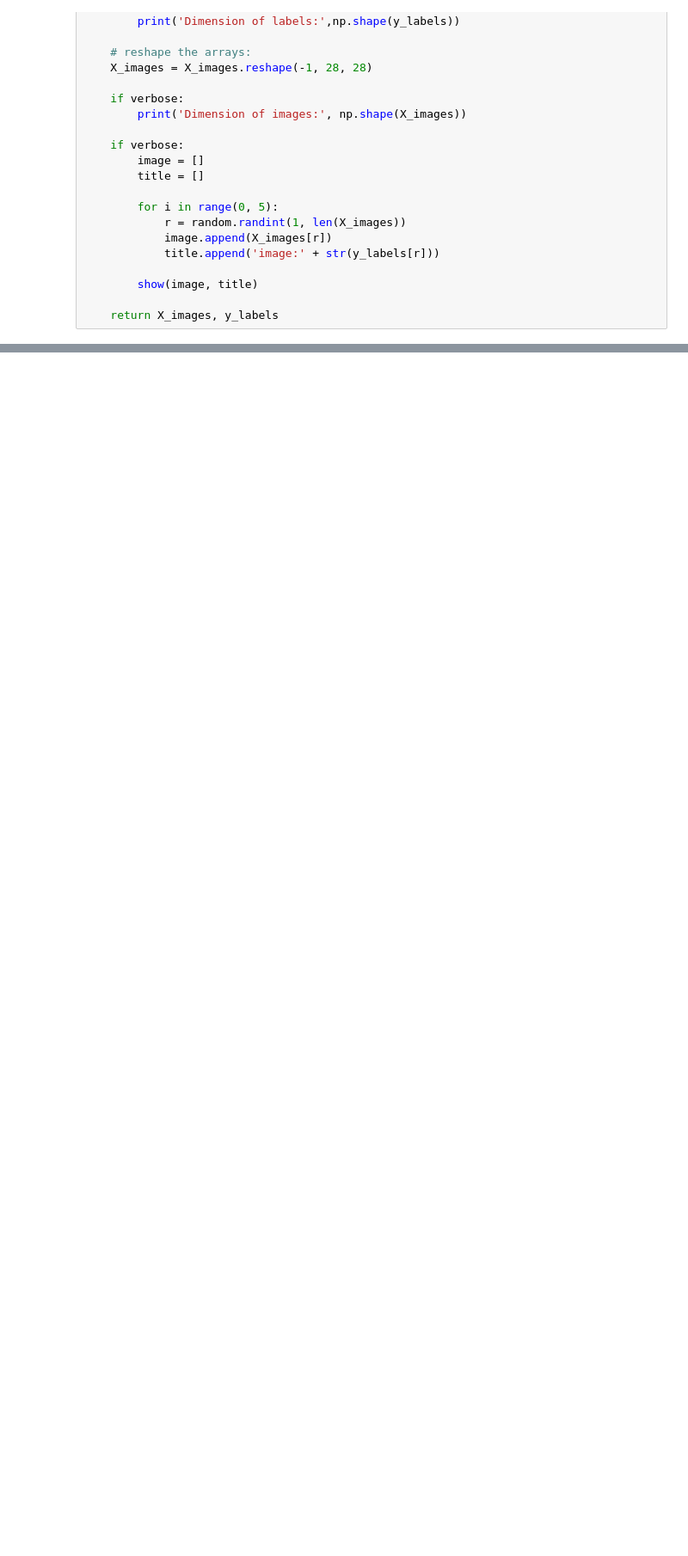
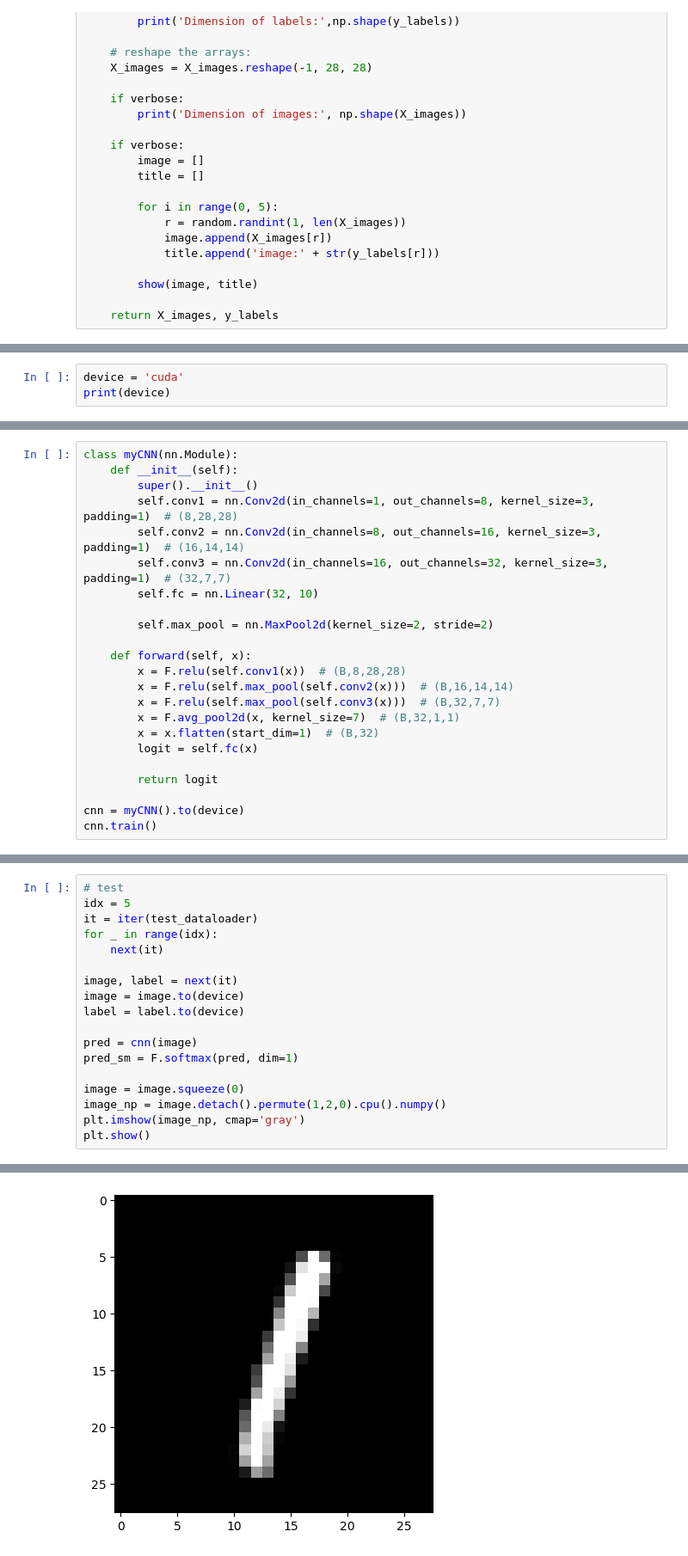
Before and after one commit to kodogyu/playground, a Jupyter notebook: ai/cnn_tutorial.ipynb, the cells around one changed output, grey strips where cells are left out. Shown at 86% size. Saved outputs shown, nothing was run; the diff lists cells and outputs as text; blank space fills up the shorter version.

```diff
--- a/ai/cnn_tutorial.ipynb
+++ b/ai/cnn_tutorial.ipynb
@@ -61,0 +91,3 @@ l1 = nn.Conv2d(1, 8, 3)
+# %%
+device = 'cuda'
+print(device)
@@ -61,0 +135,23 @@ l1 = nn.Conv2d(1, 8, 3)
+# %%
+class myCNN(nn.Module):
+    def __init__(self):
+        super().__init__()
+        self.conv1 = nn.Conv2d(in_channels=1, out_channels=8, kernel_size=3, padding=1)  # (8,28,28)
+        self.conv2 = nn.Conv2d(in_channels=8, out_channels=16, kernel_size=3, padding=1)  # (16,14,14)
+        self.conv3 = nn.Conv2d(in_channels=16, out_channels=32, kernel_size=3, padding=1)  # (32,7,7)
+        self.fc = nn.Linear(32, 10)
+
+        self.max_pool = nn.MaxPool2d(kernel_size=2, stride=2)
+
+    def forward(self, x):
+        x = F.relu(self.conv1(x))  # (B,8,28,28)
+        x = F.relu(self.max_pool(self.conv2(x)))  # (B,16,14,14)
+        x = F.relu(self.max_pool(self.conv3(x)))  # (B,32,7,7)
+        x = F.avg_pool2d(x, kernel_size=7)  # (B,32,1,1)
+        x = x.flatten(start_dim=1)  # (B,32)
+        logit = self.fc(x)
+
+        return logit
+
+cnn = myCNN().to(device)
+cnn.train()
@@ -61,0 +271,19 @@ l1 = nn.Conv2d(1, 8, 3)
+# %%
+# test
+idx = 5
+it = iter(test_dataloader)
+for _ in range(idx):
+    next(it)
+
+image, label = next(it)
+image = image.to(device)
+label = label.to(device)
+
+pred = cnn(image)
+pred_sm = F.softmax(pred, dim=1)
+
+image = image.squeeze(0)
+image_np = image.detach().permute(1,2,0).cpu().numpy()
+plt.imshow(image_np, cmap='gray')
+plt.show()
+# %% [output]
@@ -61,0 +296 @@ l1 = nn.Conv2d(1, 8, 3)
+[figure, added]
```
Also changed, not shown: parts of 13 cells of this notebook, 6 other files.
